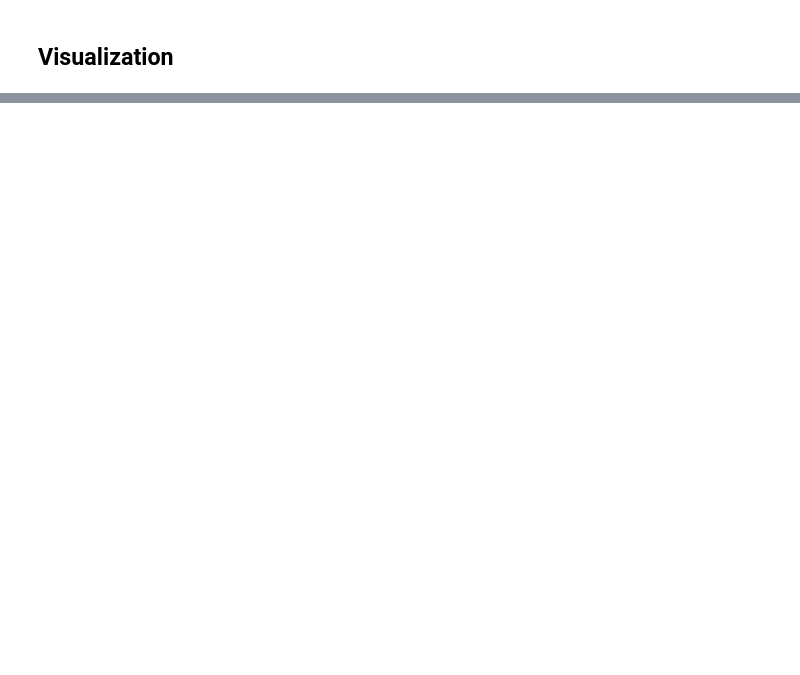
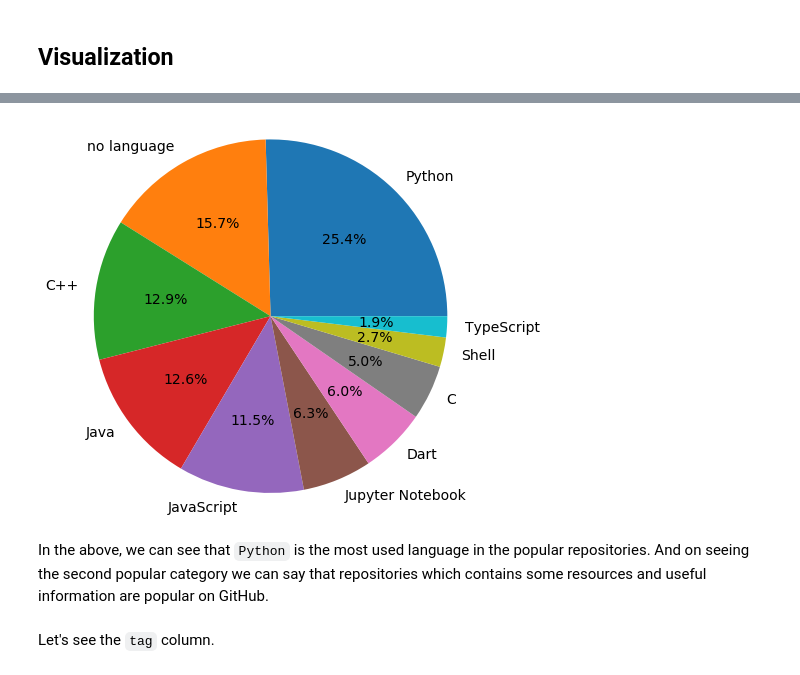
Before and after one commit to pcsingh/Predicting-Repo-popularity, a Jupyter notebook: analysis.ipynb, the cells around one changed output, grey strips where cells are left out. Cells and saved outputs as stored; diff of their text form; code cells hidden in the pictures; blank space fills up the shorter version.

Commit message:
Some visualizations are done, moving towards model building

```diff
--- a/analysis.ipynb
+++ b/analysis.ipynb
@@ -107,0 +158,14 @@ data.info()
+# %%
+my_data = data['most_used_lang'].value_counts(dropna=False).head(10).values
+my_labels = data['most_used_lang'].value_counts(dropna=False).head(10).index
+
+fig1, ax1 = plt.subplots(figsize=(7,7))
+ax1.pie(my_data, labels=my_labels, autopct='%1.1f%%', textprops={'fontsize': 14})
+ax1.axis('equal')
+plt.show()
+# %% [output]
+[figure, added]
+# %% [markdown]
+In the above, we can see that `Python` is the most used language in the popular repositories. And on seeing the second popular category we can say that repositories which contains some resources and useful information are popular on GitHub.
+# %% [markdown]
+Let's see the `tag` column.
```
Also changed, not shown: parts of 13 cells of this notebook.
